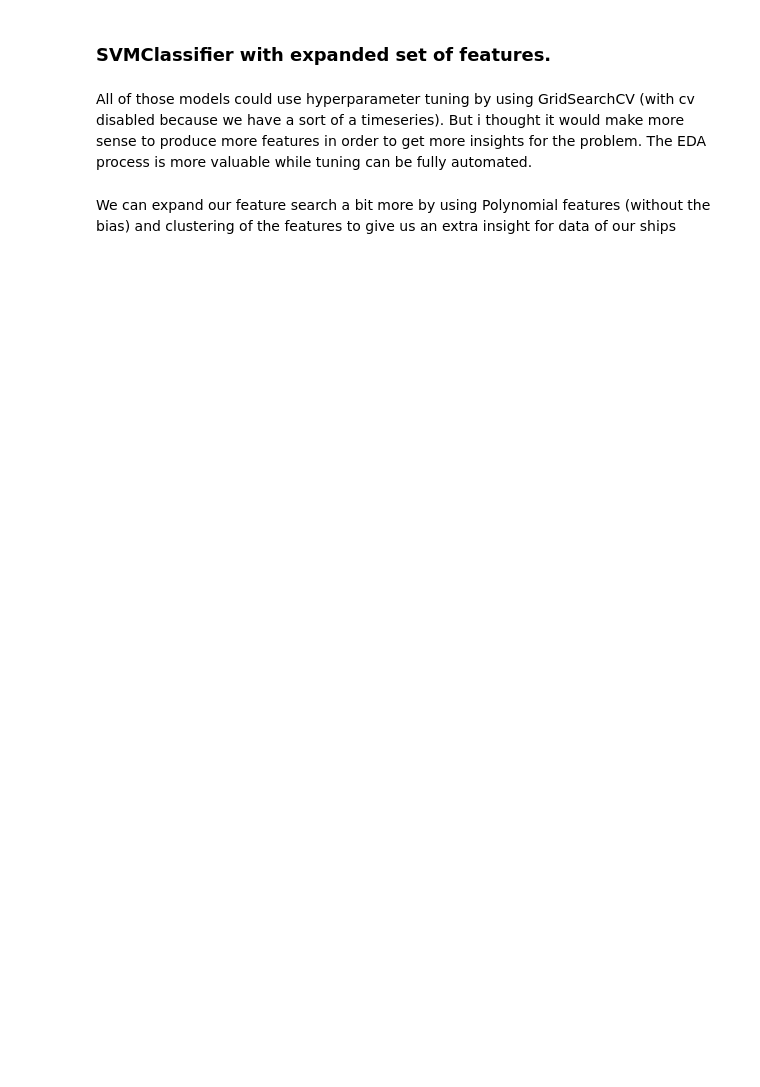
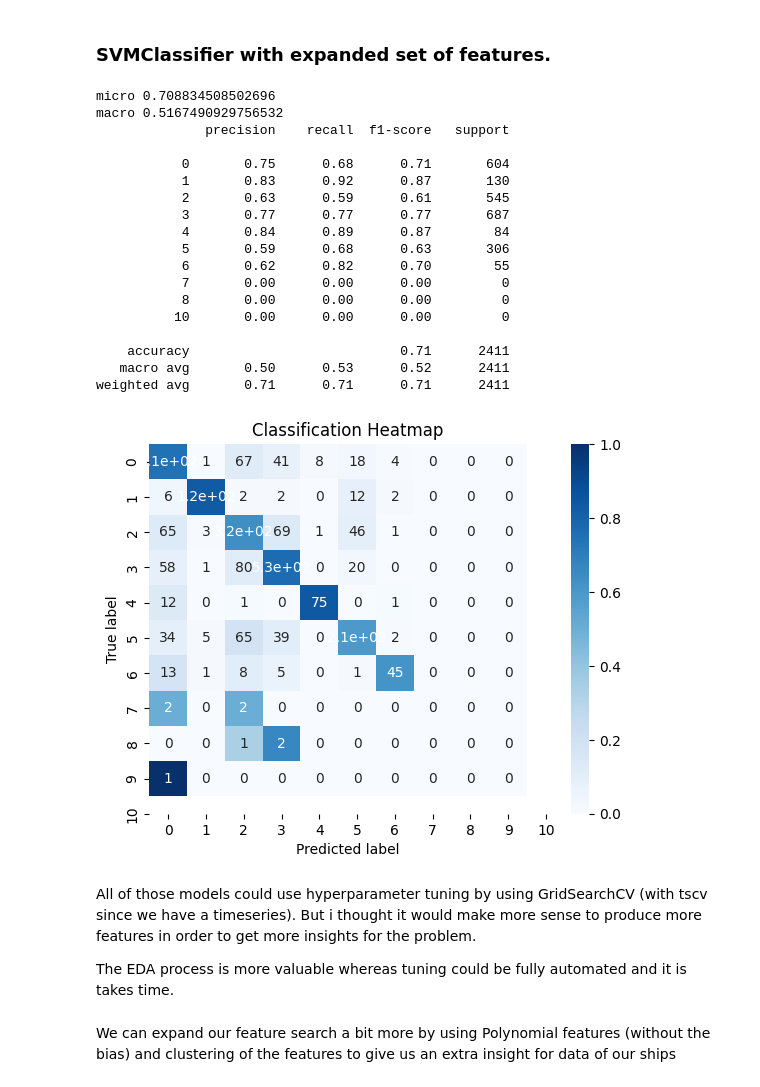
Before and after one commit to dimitrisl/mt_vessel, a Jupyter notebook: EDA_mt.ipynb, the cells around one changed output. Drawn from its saved outputs; the diff is of its cells as text; code cells hidden in the pictures; blank space fills up the shorter version.

```diff
--- a/EDA_mt.ipynb
+++ b/EDA_mt.ipynb
@@ -565,26 +801,48 @@ plot_learning_curve(md, X=X_train, y=y_train, scoring='f1_micro', cv=tscv, shuff
 # %%
 # SVMs' need scaling before used.
 model = SVC(random_state=42)
 
 
 svt = RobustScaler()
 
 model.fit(svt.fit_transform(X_train),y_train)
 
 svtest = RobustScaler()
 
 y_pred = model.predict(svtest.fit_transform(X_test))
 
 print("micro", f1_score(y_pred.ravel(),y_test.values.ravel(),average='micro'))
 print("macro", f1_score(y_pred.ravel(),y_test.values.ravel(),average='macro'))
 print(classification_report(y_pred.ravel(),y_test.values.ravel()))
 gather_results["svm_expanded"] = {"micro f1":f1_score(y_pred,y_test,average='micro'), "macro":f1_score(y_pred,y_test,average='macro')}
 
-gather_data["svm_expanded"] = {"X_train":svt.fit_transform(X_train),"y_train":y_train,"X_test":svtest.fit_transform(X_test),"y_test":y_test,"model":model, "y_pred":y_pred}
+gather_data["svm_expanded"] = {"X_train":pd.DataFrame(svt.fit_transform(X_train),columns=X_train.columns),"y_train":y_train,"X_test":pd.DataFrame(svtest.fit_transform(X_test), columns=X_test.columns),"y_test":y_test,"model":model, "y_pred":y_pred}
 
 heatmap(y_test, y_pred)
+# %% [output]
+micro 0.708834508502696
+macro 0.5167490929756532
+              precision    recall  f1-score   support
+
+           0       0.75      0.68      0.71       604
+           1       0.83      0.92      0.87       130
+           2       0.63      0.59      0.61       545
+           3       0.77      0.77      0.77       687
+           4       0.84      0.89      0.87        84
+           5       0.59      0.68      0.63       306
+           6       0.62      0.82      0.70        55
+           7       0.00      0.00      0.00         0
+           8       0.00      0.00      0.00         0
+          10       0.00      0.00      0.00         0
+
+    accuracy                           0.71      2411
+   macro avg       0.50      0.53      0.52      2411
+weighted avg       0.71      0.71      0.71      2411
+[figure, added]
 # %% [markdown]
-All of those models could use hyperparameter tuning by using GridSearchCV (with cv disabled because we have a sort of a timeseries). But i thought it would make more sense to produce more features in order to get more insights for the problem. The EDA process is more valuable while tuning can be fully automated.
+All of those models could use hyperparameter tuning by using GridSearchCV (with tscv since we have a timeseries). But i thought it would make more sense to produce more features in order to get more insights for the problem.
+
+The EDA process is more valuable whereas tuning could be fully automated and it is takes time.
 # %% [markdown]
 We can expand our feature search a bit more by using Polynomial features (without the bias) and clustering of the features
 to give us an extra insight for data of our ships
```
Also changed, not shown: parts of 165 cells of this notebook.
